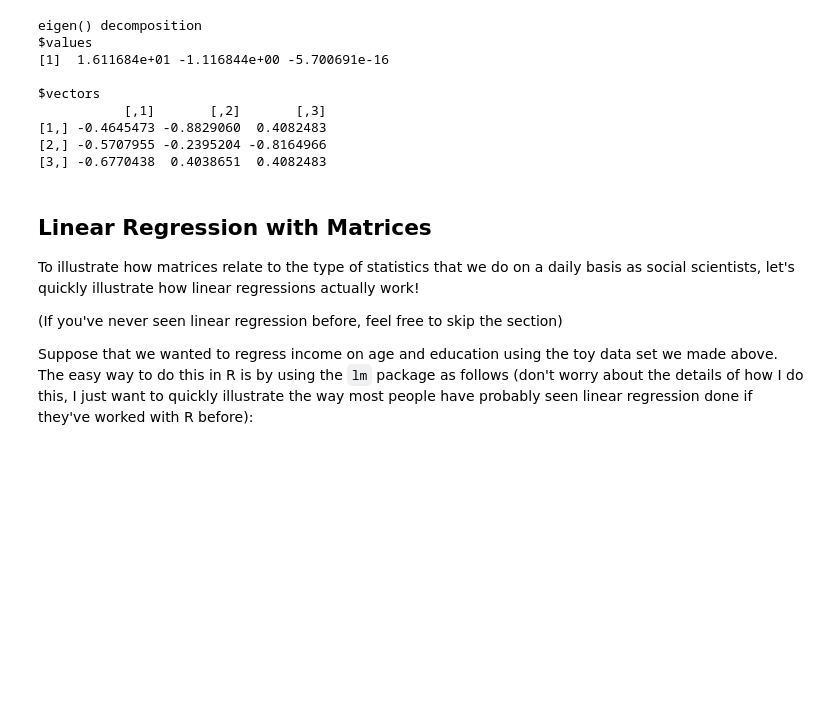
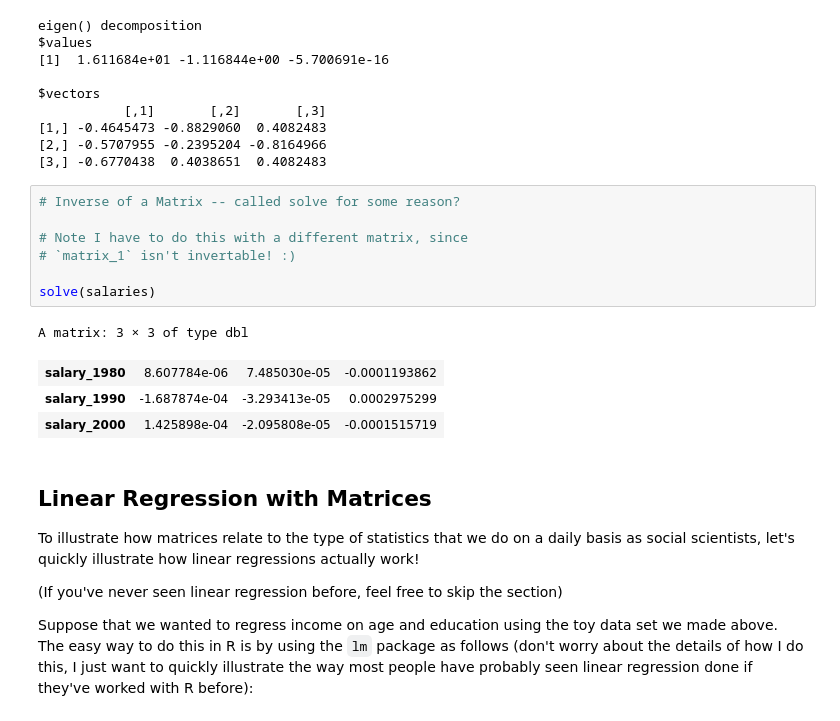
Before and after one commit to nickeubank/cm4ss, a Jupyter notebook: docs/html/intro_to_matrices.ipynb, the cells around one changed output. Drawn from its saved outputs; the diff is of its cells as text; blank space fills up the shorter version.

Commit message:
matrix_tweak

```diff
--- a/docs/html/intro_to_matrices.ipynb
+++ b/docs/html/intro_to_matrices.ipynb
@@ -207,6 +207,18 @@ $vectors
 [1,] -0.4645473 -0.8829060  0.4082483
 [2,] -0.5707955 -0.2395204 -0.8164966
 [3,] -0.6770438  0.4038651  0.4082483
+# %%
+# Inverse of a Matrix -- called solve for some reason?
+
+# Note I have to do this with a different matrix, since
+# `matrix_1` isn't invertable! :)
+
+solve(salaries)
+# %% [output]
+A matrix: 3 × 3 of type dbl
+| salary_1980 | 8.607784e-06 | 7.485030e-05 | -0.0001193862 |
+| salary_1990 | -1.687874e-04 | -3.293413e-05 | 0.0002975299 |
+| salary_2000 | 1.425898e-04 | -2.095808e-05 | -0.0001515719 |
 # %% [markdown]
 ## Linear Regression with Matrices
 
```
Also changed, not shown: parts of 7 cells of this notebook, 14 other files.
